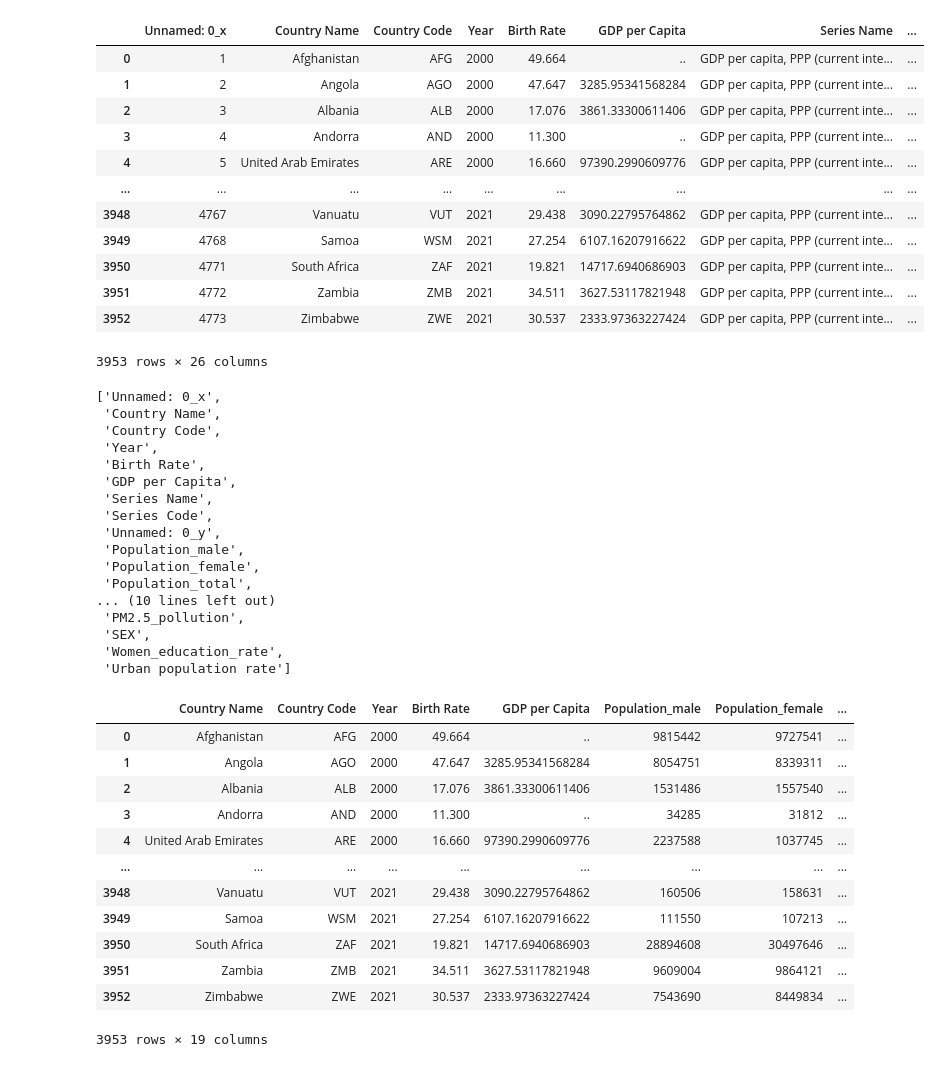
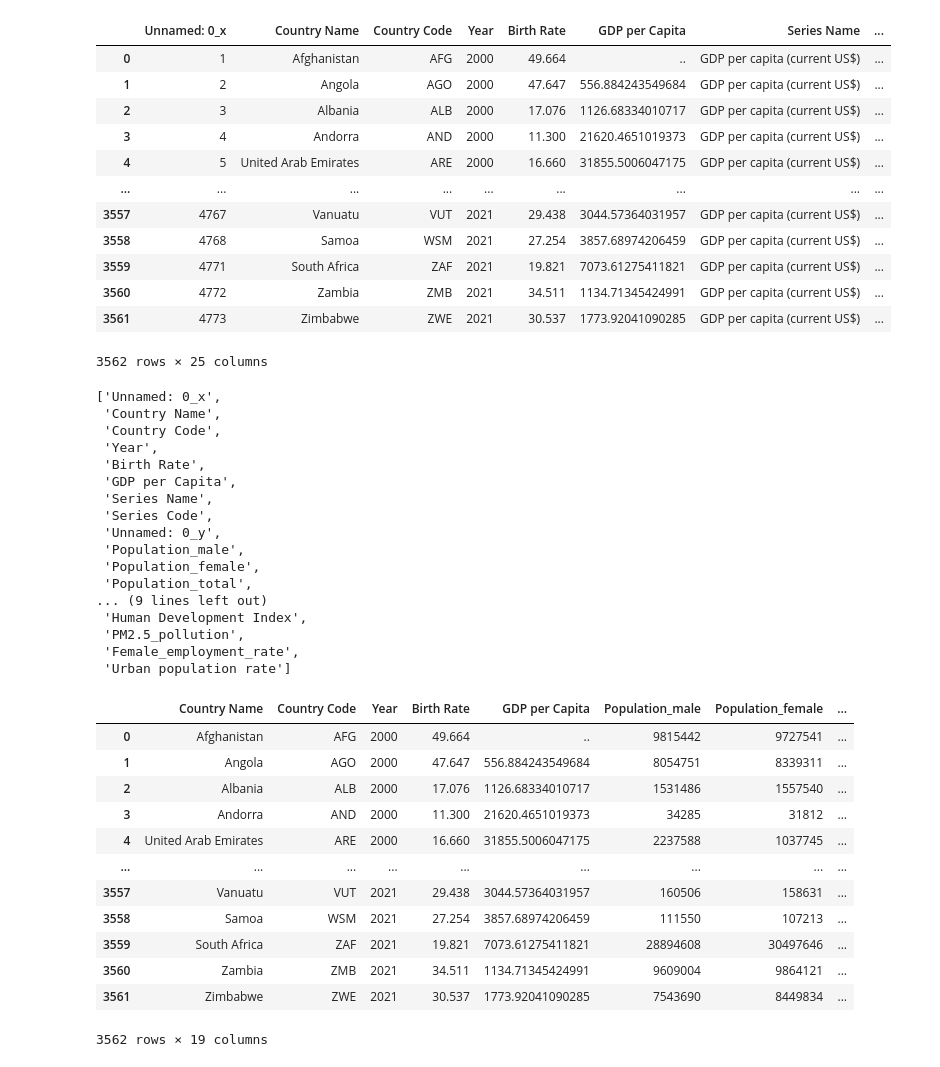
Before and after one commit to Nigel95/Projet, a Jupyter notebook: 2_Merge_datasets/Merge_datasets.ipynb, the cells around one changed output. Drawn from its saved outputs; the diff is of its cells as text; code cells hidden in the pictures.

```diff
--- a/2_Merge_datasets/Merge_datasets.ipynb
+++ b/2_Merge_datasets/Merge_datasets.ipynb
@@ -13,8 +13,8 @@ display(df_idh)
 df_pollution = pd.read_csv('d:/Projets/Code/Python/Demoday/1_Create_and_join_datasets/pollution.csv')
 display(df_pollution)
 
-df_education = pd.read_csv("d:/Projets/Code/Python/Demoday/1_Create_and_join_datasets/education.csv")
-display(df_education)
+df_employment = pd.read_csv("d:/Projets/Code/Python/Demoday/1_Create_and_join_datasets/employment.csv")
+display(df_employment)
 
 df_urban = pd.read_csv("d:/Projets/Code/Python/Demoday/1_Create_and_join_datasets/urban.csv")
 display(df_urban)
@@ -123,0 +100,3 @@ display(df_education)
+# %%
+df_employment.rename(columns={"Employement rate":"Female_employment_rate"}, inplace=True)
+display(df_employment)
@@ -124,45 +117,45 @@ display(df_education)
 # %%
 merged_final_dataset = df_birth_rate_PIB.merge(
                                                 df_demography,
                                                 left_on=["Country Name", "Country Code", "Year"],
                                                 right_on=["Country Name", "Country Code", "Year"],
                                                 how="inner"
                                                 ).merge(
                                                         df_idh,
                                                         left_on=["Country Name", "Country Code", "Year"],
                                                         right_on=["Entity", "Code", "Year"],
                                                         how="inner"
                                                         ).merge(
                                                                 df_pollution,
                                                                 left_on=["Country Name", "Country Code", "Year"],
                                                                 right_on=["Country Name", "Country Code", "Year"],
                                                                 how="inner"
                                                                 ).merge(
-                                                                        df_education,
+                                                                        df_employment,
                                                                         left_on=["Country Name", "Country Code", "Year"],
                                                                         right_on=["Country Name", "Country Code", "Year"],
-                                                                        how="left"
+                                                                        how="inner"
                                                                         ).merge(
                                                                                 df_urban,
                                                                                 left_on=["Country Name", "Country Code", "Year"],
                                                                                 right_on=["Country Name", "Country Code", "Year"],
                                                                                 how="inner"
                                                                                 )
 display(merged_final_dataset)
 # %% [output]
 |  | Unnamed: 0_x | Country Name | Country Code | Year | Birth Rate | GDP per Capita | Series Name | ... |
-| 0 | 1 | Afghanistan | AFG | 2000 | 49.664 | .. | GDP per capita, PPP (current inte... | ... |
-| 1 | 2 | Angola | AGO | 2000 | 47.647 | 3285.95341568284 | GDP per capita, PPP (current inte... | ... |
-| 2 | 3 | Albania | ALB | 2000 | 17.076 | 3861.33300611406 | GDP per capita, PPP (current inte... | ... |
-| 3 | 4 | Andorra | AND | 2000 | 11.300 | .. | GDP per capita, PPP (current inte... | ... |
-| 4 | 5 | United Arab Emirates | ARE | 2000 | 16.660 | 97390.2990609776 | GDP per capita, PPP (current inte... | ... |
+| 0 | 1 | Afghanistan | AFG | 2000 | 49.664 | .. | GDP per capita (current US$) | ... |
+| 1 | 2 | Angola | AGO | 2000 | 47.647 | 556.884243549684 | GDP per capita (current US$) | ... |
+| 2 | 3 | Albania | ALB | 2000 | 17.076 | 1126.68334010717 | GDP per capita (current US$) | ... |
+| 3 | 4 | Andorra | AND | 2000 | 11.300 | 21620.4651019373 | GDP per capita (current US$) | ... |
+| 4 | 5 | United Arab Emirates | ARE | 2000 | 16.660 | 31855.5006047175 | GDP per capita (current US$) | ... |
 | ... | ... | ... | ... | ... | ... | ... | ... | ... |
-| 3948 | 4767 | Vanuatu | VUT | 2021 | 29.438 | 3090.22795764862 | GDP per capita, PPP (current inte... | ... |
-| 3949 | 4768 | Samoa | WSM | 2021 | 27.254 | 6107.16207916622 | GDP per capita, PPP (current inte... | ... |
-| 3950 | 4771 | South Africa | ZAF | 2021 | 19.821 | 14717.6940686903 | GDP per capita, PPP (current inte... | ... |
-| 3951 | 4772 | Zambia | ZMB | 2021 | 34.511 | 3627.53117821948 | GDP per capita, PPP (current inte... | ... |
-| 3952 | 4773 | Zimbabwe | ZWE | 2021 | 30.537 | 2333.97363227424 | GDP per capita, PPP (current inte... | ... |
+| 3557 | 4767 | Vanuatu | VUT | 2021 | 29.438 | 3044.57364031957 | GDP per capita (current US$) | ... |
+| 3558 | 4768 | Samoa | WSM | 2021 | 27.254 | 3857.68974206459 | GDP per capita (current US$) | ... |
+| 3559 | 4771 | South Africa | ZAF | 2021 | 19.821 | 7073.61275411821 | GDP per capita (current US$) | ... |
+| 3560 | 4772 | Zambia | ZMB | 2021 | 34.511 | 1134.71345424991 | GDP per capita (current US$) | ... |
+| 3561 | 4773 | Zimbabwe | ZWE | 2021 | 30.537 | 1773.92041090285 | GDP per capita (current US$) | ... |
-3953 rows × 26 columns
+3562 rows × 25 columns
 # %%
 list(merged_final_dataset.columns)
 # %% [output]
@@ -178,10 +171,10 @@ list(merged_final_dataset.columns)
  'Population_male',
  'Population_female',
  'Population_total',
-... (10 lines left out)
+... (9 lines left out)
+ 'Human Development Index',
  'PM2.5_pollution',
- 'SEX',
- 'Women_education_rate',
+ 'Female_employment_rate',
  'Urban population rate']
 # %%
 joined_merged_final_dataset = merged_final_dataset.drop(['Unnamed: 0_x',
@@ -189,8 +182,7 @@ joined_merged_final_dataset = merged_final_dataset.drop(['Unnamed: 0_x',
                                                         'Series Code',
                                                         'Unnamed: 0_y',
                                                         'Entity',
-                                                        'Code',
-                                                        'SEX'
+                                                        'Code'
                                                         ],
                                                         axis=1
                                                         )
@@ -198,16 +190,16 @@ display(joined_merged_final_dataset)
 # %% [output]
 |  | Country Name | Country Code | Year | Birth Rate | GDP per Capita | Population_male | Population_female | ... |
 | 0 | Afghanistan | AFG | 2000 | 49.664 | .. | 9815442 | 9727541 | ... |
-| 1 | Angola | AGO | 2000 | 47.647 | 3285.95341568284 | 8054751 | 8339311 | ... |
-| 2 | Albania | ALB | 2000 | 17.076 | 3861.33300611406 | 1531486 | 1557540 | ... |
-| 3 | Andorra | AND | 2000 | 11.300 | .. | 34285 | 31812 | ... |
-| 4 | United Arab Emirates | ARE | 2000 | 16.660 | 97390.2990609776 | 2237588 | 1037745 | ... |
+| 1 | Angola | AGO | 2000 | 47.647 | 556.884243549684 | 8054751 | 8339311 | ... |
+| 2 | Albania | ALB | 2000 | 17.076 | 1126.68334010717 | 1531486 | 1557540 | ... |
+| 3 | Andorra | AND | 2000 | 11.300 | 21620.4651019373 | 34285 | 31812 | ... |
+| 4 | United Arab Emirates | ARE | 2000 | 16.660 | 31855.5006047175 | 2237588 | 1037745 | ... |
 | ... | ... | ... | ... | ... | ... | ... | ... | ... |
-| 3948 | Vanuatu | VUT | 2021 | 29.438 | 3090.22795764862 | 160506 | 158631 | ... |
-| 3949 | Samoa | WSM | 2021 | 27.254 | 6107.16207916622 | 111550 | 107213 | ... |
-| 3950 | South Africa | ZAF | 2021 | 19.821 | 14717.6940686903 | 28894608 | 30497646 | ... |
-| 3951 | Zambia | ZMB | 2021 | 34.511 | 3627.53117821948 | 9609004 | 9864121 | ... |
-| 3952 | Zimbabwe | ZWE | 2021 | 30.537 | 2333.97363227424 | 7543690 | 8449834 | ... |
+| 3557 | Vanuatu | VUT | 2021 | 29.438 | 3044.57364031957 | 160506 | 158631 | ... |
+| 3558 | Samoa | WSM | 2021 | 27.254 | 3857.68974206459 | 111550 | 107213 | ... |
+| 3559 | South Africa | ZAF | 2021 | 19.821 | 7073.61275411821 | 28894608 | 30497646 | ... |
+| 3560 | Zambia | ZMB | 2021 | 34.511 | 1134.71345424991 | 9609004 | 9864121 | ... |
+| 3561 | Zimbabwe | ZWE | 2021 | 30.537 | 1773.92041090285 | 7543690 | 8449834 | ... |
-3953 rows × 19 columns
+3562 rows × 19 columns
 # %%
 joined_merged_final_dataset.to_csv("joined_merged_final_dataset.csv")
```
Also changed, not shown: parts of 3 cells of this notebook, 2 other files.
